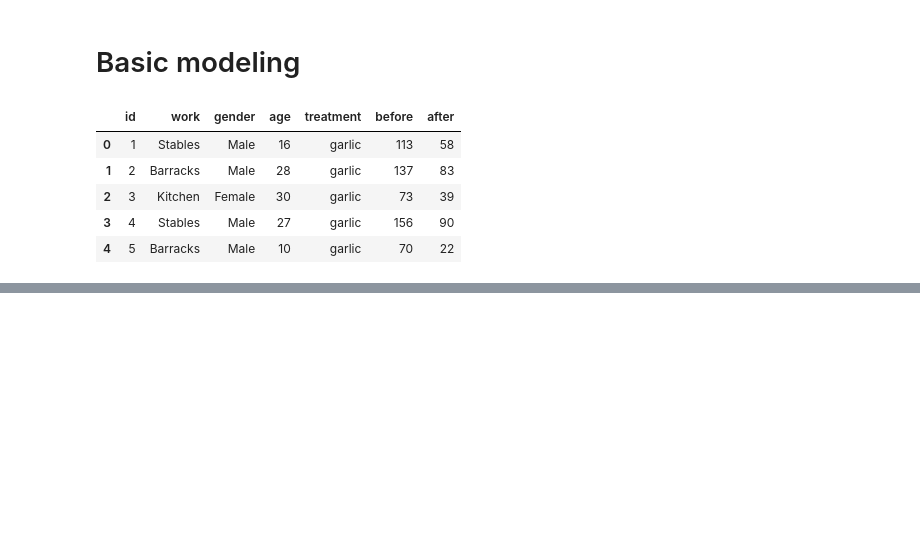
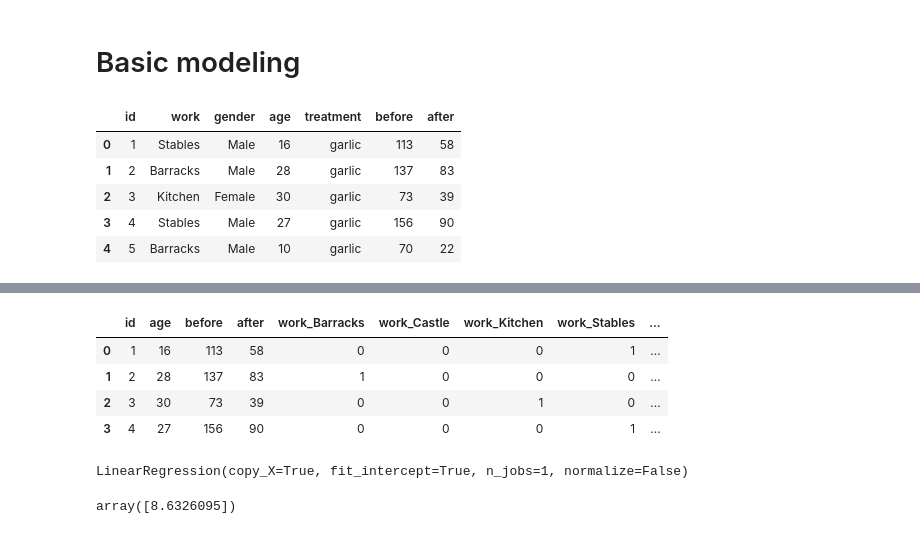
Before and after one commit to khakhalin/Sketches, a Jupyter notebook: sklearn_experiments/basics.ipynb, the cells around one changed output, grey strips where cells are left out. Drawn from its saved outputs; the diff is of its cells as text; code cells hidden in the pictures; blank space fills up the shorter version.

```diff
--- a/sklearn_experiments/basics.ipynb
+++ b/sklearn_experiments/basics.ipynb
@@ -26,0 +28,9 @@ plt.legend(bbox_to_anchor=(1.02,1), loc='upper left'); # First set a box, then p
+# %%
+pd.get_dummies(d).head(4)
+# drop_first=True is an option, but makes interpretation harder, right?
+# %% [output]
+|  | id | age | before | after | work_Barracks | work_Castle | work_Kitchen | work_Stables | ... |
+| 0 | 1 | 16 | 113 | 58 | 0 | 0 | 0 | 1 | ... |
+| 1 | 2 | 28 | 137 | 83 | 1 | 0 | 0 | 0 | ... |
+| 2 | 3 | 30 | 73 | 39 | 0 | 0 | 1 | 0 | ... |
+| 3 | 4 | 27 | 156 | 90 | 0 | 0 | 0 | 1 | ... |
@@ -26,0 +42,9 @@ plt.legend(bbox_to_anchor=(1.02,1), loc='upper left'); # First set a box, then p
+# %%
+model = LinearRegression()
+model.fit(dd[col_names].values , dd[['before']].values)
+# %% [output]
+LinearRegression(copy_X=True, fit_intercept=True, n_jobs=1, normalize=False)
+# %%
+model.intercept_
+# %% [output]
+array([8.6326095])
```
Also changed, not shown: parts of 8 cells of this notebook.
